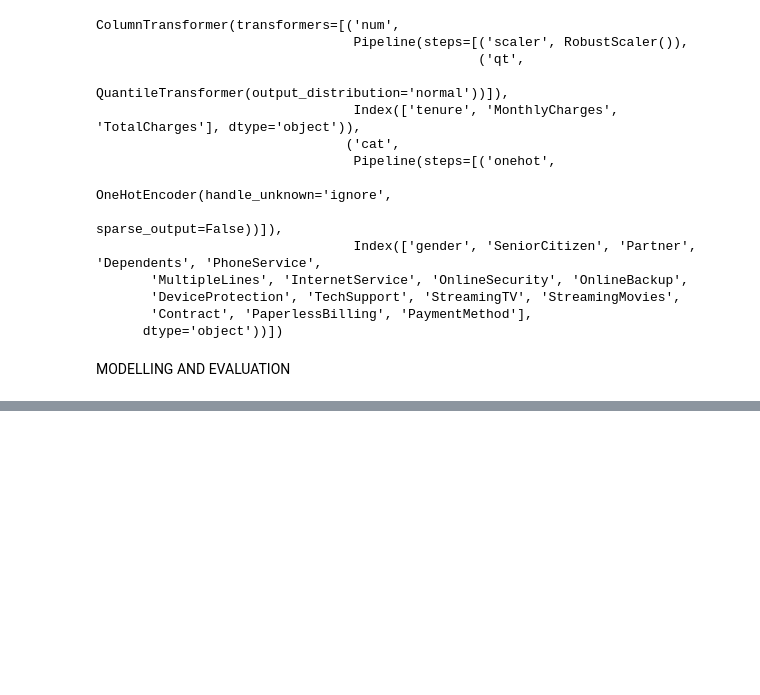
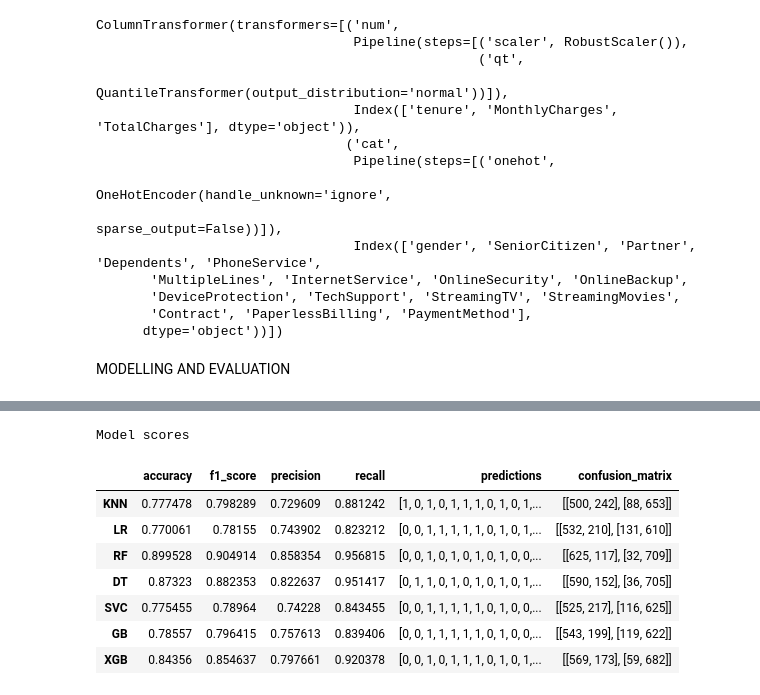
Before and after one commit to Asi9128/PHASE2_FIRST_PROJECT, a Jupyter notebook: PROJECT1_PH2.ipynb, the cells around one changed output, grey strips where cells are left out. Cells and saved outputs as stored; diff of their text form; code cells hidden in the pictures; blank space fills up the shorter version.

Commit message:
Model Evaluation

```diff
--- a/PROJECT1_PH2.ipynb
+++ b/PROJECT1_PH2.ipynb
@@ -1564,6 +1536,6 @@ Error:
 # %%
 models = [
-    ('KNN', KNeighborsClassifier(n_neighbors: Int = 5,)),
+    ('KNN', KNeighborsClassifier(n_neighbors=5)),
     ('LR', LogisticRegression(max_iter = 1000, random_state = 42, solver = 'liblinear')),
     ('RF', RandomForestClassifier(n_estimators = 100, random_state = 42)),
     ('DT', DecisionTreeClassifier(random_state = 42)),
@@ -1573,15 +1545,17 @@ models = [
 
 ]
 # %%
-pipeline = []
+sampler = SMOTE(random_state=42)
+
+pipelines = []
 
 for model_name, classifier in models:
 
-    final_pipeline = imPipeline(steps =[
+    final_pipeline = Pipeline(steps =[
         ('preprocessor', preprocessor),
-        ('smote_sampler', SMOTE(),
-        ('classifier', models),
+        ('smote_sampler', sampler),
+        ('model', classifier),
     ])
 
 #Append all the models
-pipeline.append(model_name,final_pipeline))
+pipelines.append((model_name,final_pipeline))
@@ -1587,0 +1569,49 @@ pipeline.append(model_name,final_pipeline))
+# %%
+#adding a empty dictionary to hold the results
+eval_result = {}
+
+for model, classifier in models:
+
+    pipelines = Pipeline(steps =[
+        ('preprocessor', preprocessor),
+        ('smote_sampler', sampler),
+        ('model', classifier),
+    ])
+    pipelines.fit(X_train,y_train)
+
+    X_val_processed = pipelines.named_steps['preprocessor'].transform(X_val)
+
+    y_pred = pipelines.named_steps['model'].predict(X_val_processed)
+
+    accuracy = accuracy_score(y_val, y_pred)
+    f1 = f1_score(y_val, y_pred)
+    precision = precision_score(y_val, y_pred)
+    recall = recall_score(y_val, y_pred)
+    conf_matrix = confusion_matrix(y_val, y_pred)
+
+
+    eval_result[model] = {
+        'accuracy': accuracy,
+        'f1_score':f1,
+        'precision':precision,
+        'recall' : recall,
+        'predictions' : y_pred,
+        'confusion_matrix' : conf_matrix
+
+    }
+
+scores_df = pd.DataFrame(eval_result).transpose()
+score_dff = scores_df.sort_values(by="f1_score",ascending = False)
+
+print("Model scores")
+scores_df
+# %% [output]
+Model scores
+|  | accuracy | f1_score | precision | recall | predictions | confusion_matrix |
+| KNN | 0.777478 | 0.798289 | 0.729609 | 0.881242 | [1, 0, 1, 0, 1, 1, 1, 0, 1, 0, 1,... | [[500, 242], [88, 653]] |
+| LR | 0.770061 | 0.78155 | 0.743902 | 0.823212 | [0, 0, 1, 1, 1, 1, 1, 0, 1, 0, 1,... | [[532, 210], [131, 610]] |
+| RF | 0.899528 | 0.904914 | 0.858354 | 0.956815 | [0, 0, 1, 0, 1, 0, 1, 0, 1, 0, 0,... | [[625, 117], [32, 709]] |
+| DT | 0.87323 | 0.882353 | 0.822637 | 0.951417 | [0, 1, 1, 0, 1, 0, 1, 0, 1, 0, 1,... | [[590, 152], [36, 705]] |
+| SVC | 0.775455 | 0.78964 | 0.74228 | 0.843455 | [0, 0, 1, 1, 1, 1, 1, 0, 1, 0, 0,... | [[525, 217], [116, 625]] |
+| GB | 0.78557 | 0.796415 | 0.757613 | 0.839406 | [0, 0, 1, 1, 1, 1, 1, 0, 1, 0, 0,... | [[543, 199], [119, 622]] |
+| XGB | 0.84356 | 0.854637 | 0.797661 | 0.920378 | [0, 0, 1, 0, 1, 1, 1, 0, 1, 0, 1,... | [[569, 173], [59, 682]] |
```
Also changed, not shown: parts of 8 cells of this notebook.
